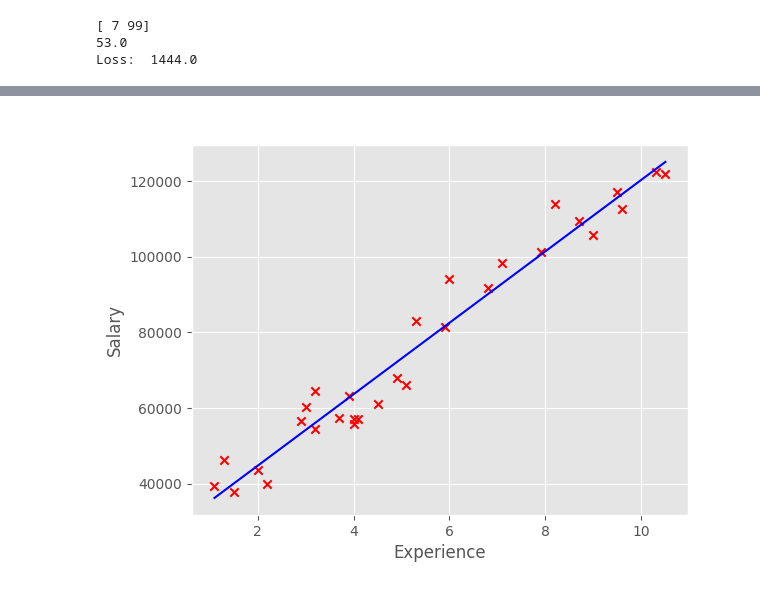
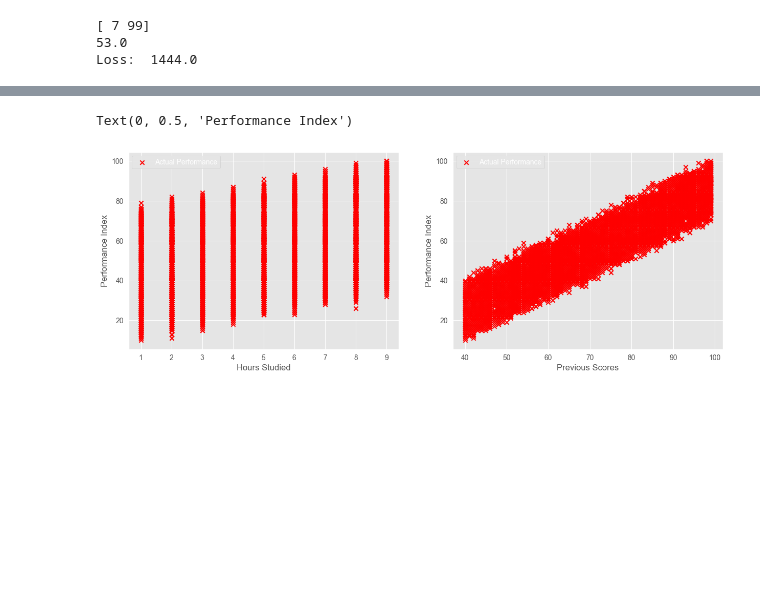
Before and after one commit to alinoor4/linear_regression_model, a Jupyter notebook: multi_linear_reg.ipynb, the cells around one changed output, grey strips where cells are left out. Cells and saved outputs as stored; diff of their text form; code cells hidden in the pictures; blank space fills up the shorter version.

```diff
--- a/multi_linear_reg.ipynb
+++ b/multi_linear_reg.ipynb
@@ -144,9 +157,17 @@ w: 9449.962323709777, b: 25792.20018347487
 # %%
-plt.plot(x_train, tmp_f_wb, c='b',label='Our Prediction')
-plt.scatter(x_train, y_train, marker='x', c='red')
-plt.title('Salary vs Experience')
-plt.xlabel('Experience')
-plt.ylabel('Salary')
-plt.show()
+fig, axs = plt.subplots(1,2, figsize=(15,5))
+
+axs[0].scatter(X_train[:,0], y_train, marker='x', c='red', label='Actual Performance')
+# axs[0].plot(X_train[:,0], tmp_f_wb, c='b',label='Our Prediction')
+axs[0].legend()
+axs[0].set_xlabel('Hours Studied')
+axs[0].set_ylabel('Performance Index')
+
+axs[1].scatter(X_train[:,1], y_train, marker='x', c='red', label = 'Actual Performance')
+# axs[1].plot(X_train[:,1], tmp_f_wb, c='b',label='Our Prediction')
+axs[1].legend()
+axs[1].set_xlabel('Previous Scores')
+axs[1].set_ylabel('Performance Index')
 # %% [output]
+Text(0, 0.5, 'Performance Index')
-[figure, old version]
+[figure, new version]
```
Also changed, not shown: parts of 8 cells of this notebook.
